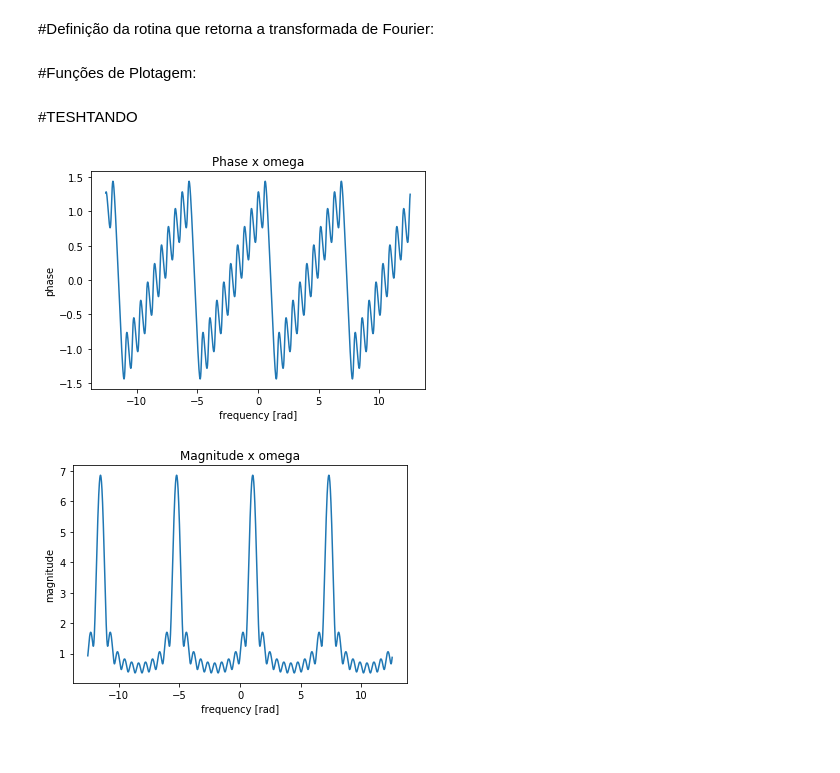
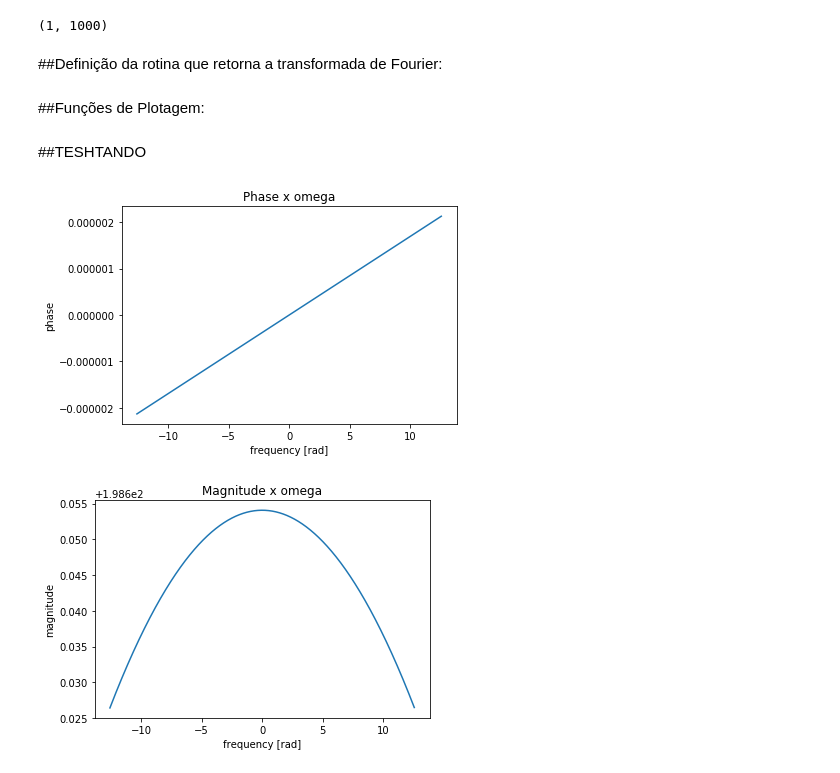
Before and after one commit to mtxslv/digitalprocessingsimulations, a Jupyter notebook: aproximação_TFTC.ipynb, the cells around one changed output. Cells and saved outputs as stored; diff of their text form; code cells hidden in the pictures.

```diff
--- a/aproximação_TFTC.ipynb
+++ b/aproximação_TFTC.ipynb
@@ -10,6 +13,6 @@ Os índices de tempo vão de 0 a 10, enquanto que os índices de frequência vã
 # %%
-M = 1000
-n = np.array(range(0,10+1)).reshape(1,11)
-k = np.array(range(-M,M)).reshape(1,2*M)
-omega_k = np.array(4*np.pi*(k/M))
+K = 1000
+m_delta_t = np.arange(-0.005,0.005,0.00001).reshape(1,1000) #1000 elementos
+k = np.array(range(-K,K)).reshape(1,2*K)
+omega_k = np.array(4*np.pi*(k/K))
 # %% [markdown]
@@ -19,13 +20,18 @@ x_n = np.power( 0.9*np.exp( np.pi*(0 + 1j)/3 ), n)
+# %%
+x_v = np.exp(-1000*np.abs(m_delta_t))
+x_v.shape
+# %% [output]
+(1, 1000)
 # %% [markdown]
-#Definição da rotina que retorna a transformada de Fourier:
+##Definição da rotina que retorna a transformada de Fourier:
 # %%
-def dtft(x,n,w):
+def tctf(x,n,w):
   x_f = np.empty((1,np.shape(w)[1])) # a quantidade de linhas da transformada é igual a quantidade de linhas do vetor omega
   matriz_fourier = np.exp(-(0+1j)*n.T*w)
   x_f = np.dot(x,matriz_fourier)
   return x_f
 # %% [markdown]
-#Funções de Plotagem:
+##Funções de Plotagem:
 # %%
 
 
@@ -43,11 +49,11 @@ def plot_freq(w,x_fourier):
   plt.plot(w[0,:],np.angle(x_fourier)[0,:])
   plt.show()
 # %% [markdown]
-#TESHTANDO
+##TESHTANDO
 # %%
-fou = dtft(x_n,n,omega_k)
+fou = tctf(x_v,m_delta_t,omega_k)
 plot_freq(omega_k,fou)
 plot_mag(omega_k,fou)
 # %% [output]
-[figure, old version]
+[figure, new version]
-[figure, old version]
+[figure, new version]
```
Also changed, not shown: parts of 6 cells of this notebook.
